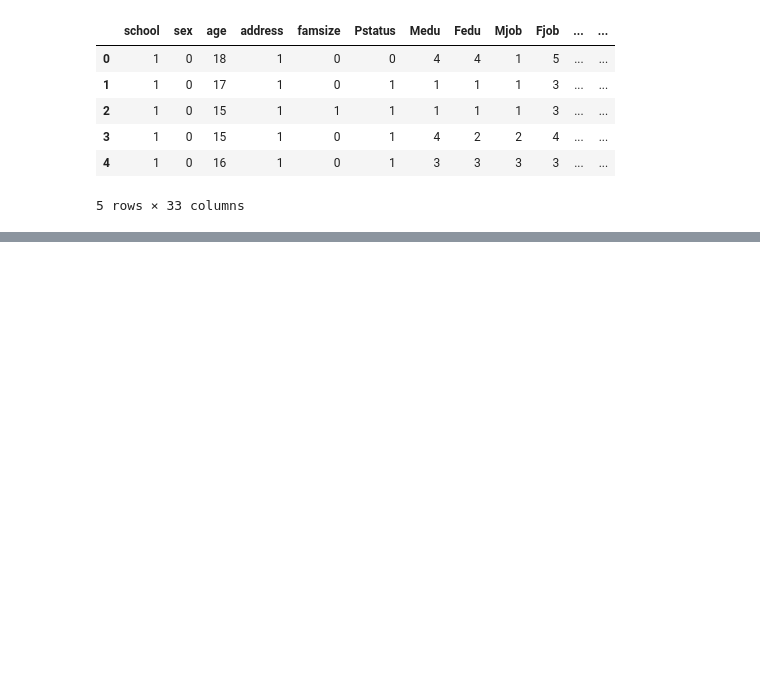
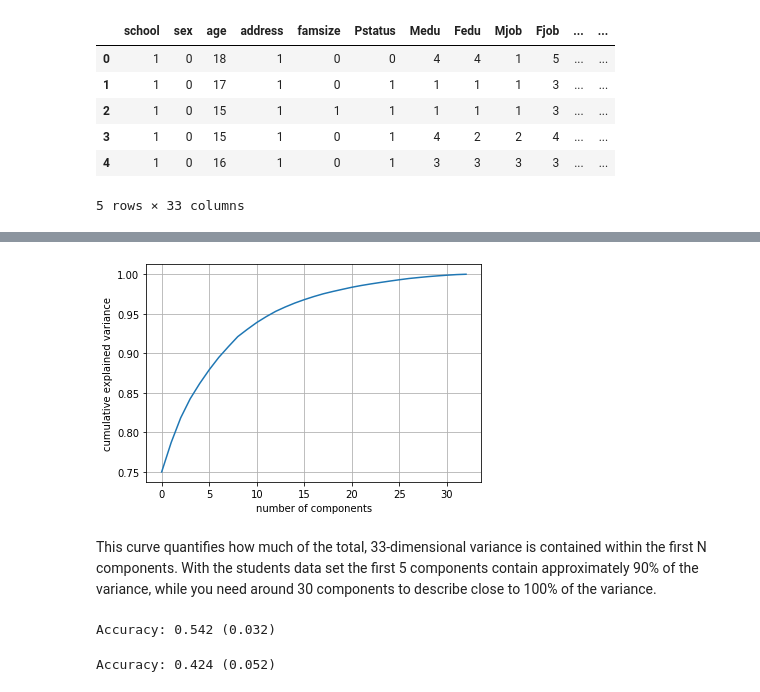
Before and after one commit to Ng-ethe/LearningAnalytics-EducationalDataMining, a Jupyter notebook: trialcode.ipynb, the cells around one changed output, grey strips where cells are left out. Drawn from its saved outputs; the diff is of its cells as text; code cells hidden in the pictures; blank space fills up the shorter version.

```diff
--- a/trialcode.ipynb
+++ b/trialcode.ipynb
@@ -209,4 +99,0 @@ array([2, 2, 2, 3, 2, 3, 3, 2, 4, 3, 2, 3, 3, 3, 3, 3, 3, 2, 2, 2, 3, 3,
-# %%
-student_mat_df.iloc[:, 0:31] =(student_mat_df.iloc[:, 0:31]).astype('category')
-
-#drinks['beer_servings'] = drinks.beer_servings.astype(float)
@@ -425,0 +133,18 @@ plt.show()
+# %%
+from numpy import interp
+
+grades = ['G1','G2','G3']
+xyz = student_mat_df[grades].copy()
+student_mat_df[grades] = interp(student_mat_df[grades],[0, 20],[1, 5]).round(0)   # since the resulting variables are float,
+
+student_mat_df[grades].astype(int)
+
+
+# we first define all features as the type 'category'
+student_mat_df.iloc[:, 0:33] =(student_mat_df.iloc[:, 0:33]).astype('category')
+
+# Defining the numerial data types by overwriting their initial 'category' type
+student_mat_df[["age", "absences"]] = student_mat_df[["age", "absences"]].astype('int')
+
+
+xyz.head()
@@ -425,0 +209,11 @@ plt.show()
+# %%
+from sklearn.decomposition import PCA
+pca = PCA().fit(student_mat_df)
+plt.plot(np.cumsum(pca.explained_variance_ratio_))
+plt.grid(axis='both')
+plt.xlabel('number of components')
+plt.ylabel('cumulative explained variance');
+# %% [output]
+[figure, added]
+# %% [markdown]
+This curve quantifies how much of the total, 33-dimensional variance is contained within the first N components. With the students data set the first 5 components contain approximately 90% of the variance, while you need around 30 components to describe close to 100% of the variance.
@@ -425,0 +236,22 @@ plt.show()
+# %%
+# define the pipeline
+steps = [('pca', PCA(n_components=6)), ('m', LogisticRegression())]
+model = Pipeline(steps=steps)
+# evaluate model
+cv = RepeatedStratifiedKFold(n_splits=5, n_repeats=10, random_state=1)
+n_scores = cross_val_score(model, X, y, scoring='accuracy', cv=cv, n_jobs=-1, error_score='raise')
+# report performance
+print('Accuracy: %.3f (%.3f)' % (mean(n_scores), std(n_scores)))
+# %% [output]
+Accuracy: 0.542 (0.032)
+# %%
+# define the pipeline
+steps = [('pca', PCA(n_components=6)), ('m', DecisionTreeClassifier())]
+model = Pipeline(steps=steps)
+# evaluate model
+cv = RepeatedStratifiedKFold(n_splits=5, n_repeats=10, random_state=1)
+n_scores = cross_val_score(model, X, y, scoring='accuracy', cv=cv, n_jobs=-1, error_score='raise')
+# report performance
+print('Accuracy: %.3f (%.3f)' % (mean(n_scores), std(n_scores)))
+# %% [output]
+Accuracy: 0.424 (0.052)
```
Also changed, not shown: parts of 49 cells of this notebook, 7 other files.
